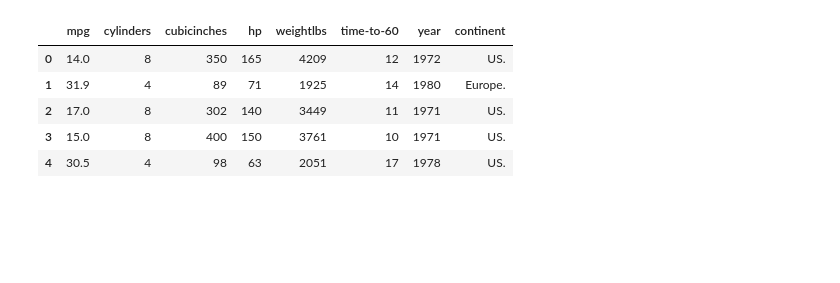
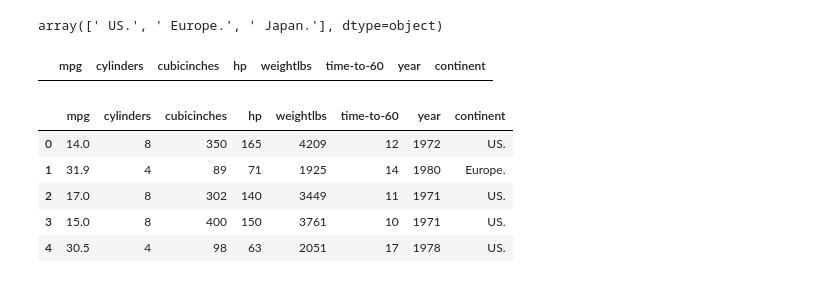
Before and after one commit to Ikari-421/Streamlit_cars, a Jupyter notebook: test_streamlit.ipynb, the cells around one changed output. Drawn from its saved outputs; the diff is of its cells as text; code cells hidden in the pictures; blank space fills up the shorter version.

```diff
--- a/test_streamlit.ipynb
+++ b/test_streamlit.ipynb
@@ -12,3 +18,13 @@ df_cars = pd.read_csv(link)
+# %%
+df_cars['continent'].unique()
+# %% [output]
+array([' US.', ' Europe.', ' Japan.'], dtype=object)
+# %%
+options = ['US.', 'Europe.', 'Japan.']
+df_filtered = df_cars[df_cars['continent'].isin(options)]
+df_filtered
+# %% [output]
+|  | mpg | cylinders | cubicinches | hp | weightlbs | time-to-60 | year | continent |
 # %%
 df_cars.head()
 # %% [output]
```
Also changed, not shown: parts of 3 cells of this notebook, 3 other files.
